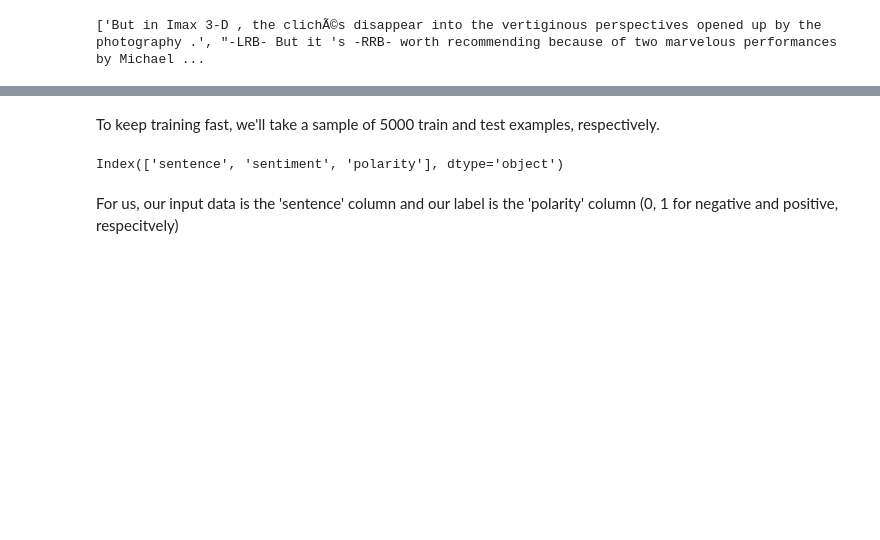
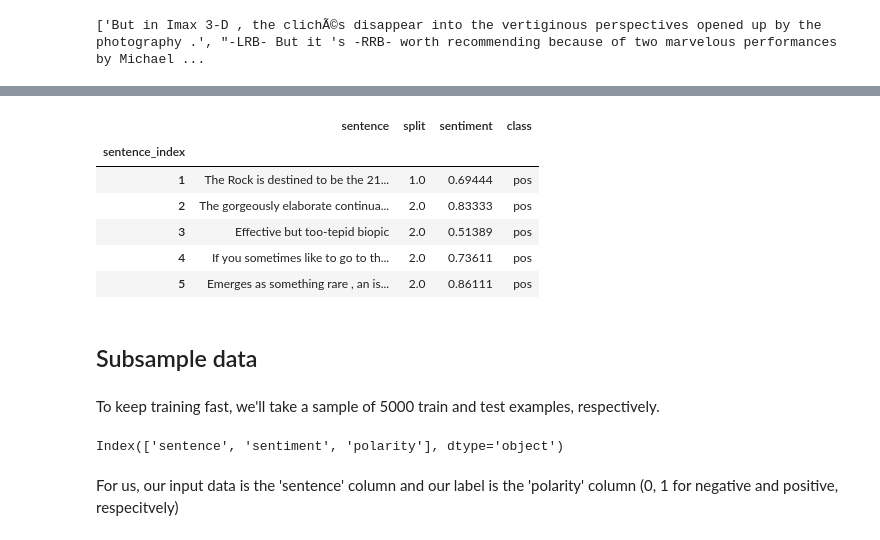
Before and after one commit to joel-n/sentiment-analysis, a Jupyter notebook: BERT_sentiment_prediction.ipynb, the cells around one changed output, grey strips where cells are left out. Drawn from its saved outputs; the diff is of its cells as text; code cells hidden in the pictures; blank space fills up the shorter version.

```diff
--- a/BERT_sentiment_prediction.ipynb
+++ b/BERT_sentiment_prediction.ipynb
@@ -140,8 +168,15 @@ dictionary_df.head()
 # %%
 missing = []
-for s in sentence_df.sentence:
-    if dictionary_df[dictionary_df.span == s].empty:
-        missing.append(s)
+found   = []
+sent    = []
+for s in sentence_df.itertuples():
+    row = dictionary_df[dictionary_df.span == s.sentence]
+    if row.empty:
+        missing.append(s.sentence)
+    else:
+        ph_id = row.phrase_id.values[0]
+        found.append(s.sentence_index)
+        sent.append(sentiment_df['sentiment values'].values[ph_id])
 # %%
 print(missing[0:20])
 # %% [output]
@@ -162,0 +197,18 @@ sentence_df.head()
+# %%
+found_df = sentence_df.loc[found,:]
+found_df['sentiment'] = sent
+found_df['class'] = '-'
+
+pos_ix = found_df[found_df.sentiment > 0.5].index
+neg_ix = found_df[found_df.sentiment <= 0.5].index
+found_df.loc[pos_ix, 'class'] = 'pos'
+found_df.loc[neg_ix, 'class'] = 'neg'
+found_df.head()
+# %% [output]
+|  | sentence | split | sentiment | class |
+| sentence_index |  |  |  |  |
+| 1 | The Rock is destined to be the 21... | 1.0 | 0.69444 | pos |
+| 2 | The gorgeously elaborate continua... | 2.0 | 0.83333 | pos |
+| 3 | Effective but too-tepid biopic | 2.0 | 0.51389 | pos |
+| 4 | If you sometimes like to go to th... | 2.0 | 0.73611 | pos |
+| 5 | Emerges as something rare , an is... | 2.0 | 0.86111 | pos |
@@ -163,3 +219,5 @@ sentence_df.head()
+# %% [markdown]
+## Subsample data
 # %% [markdown]
 To keep training fast, we'll take a sample of 5000 train and test examples, respectively.
 # %%
```
Also changed, not shown: parts of 12 cells of this notebook.
